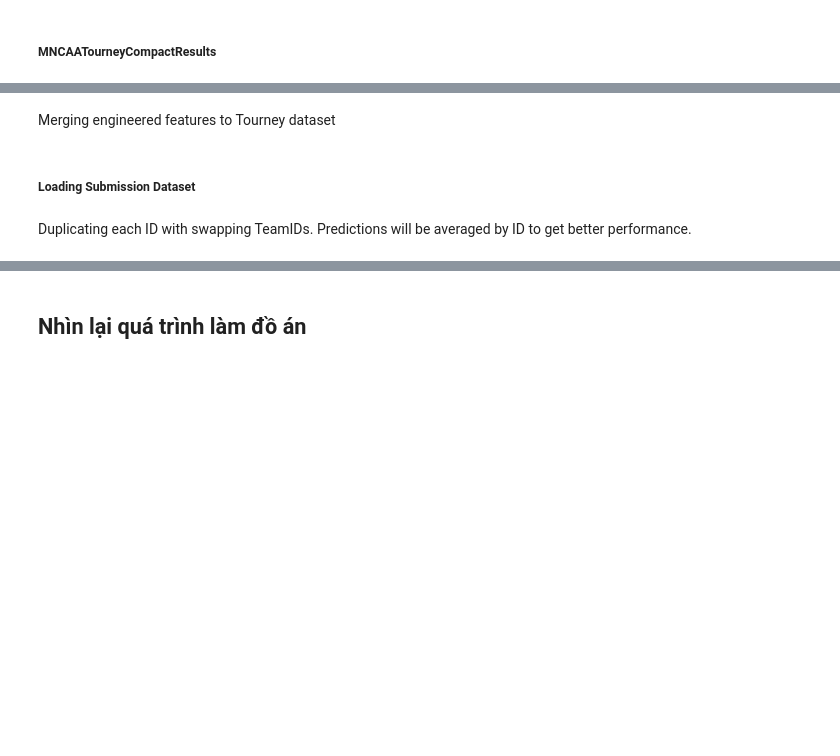
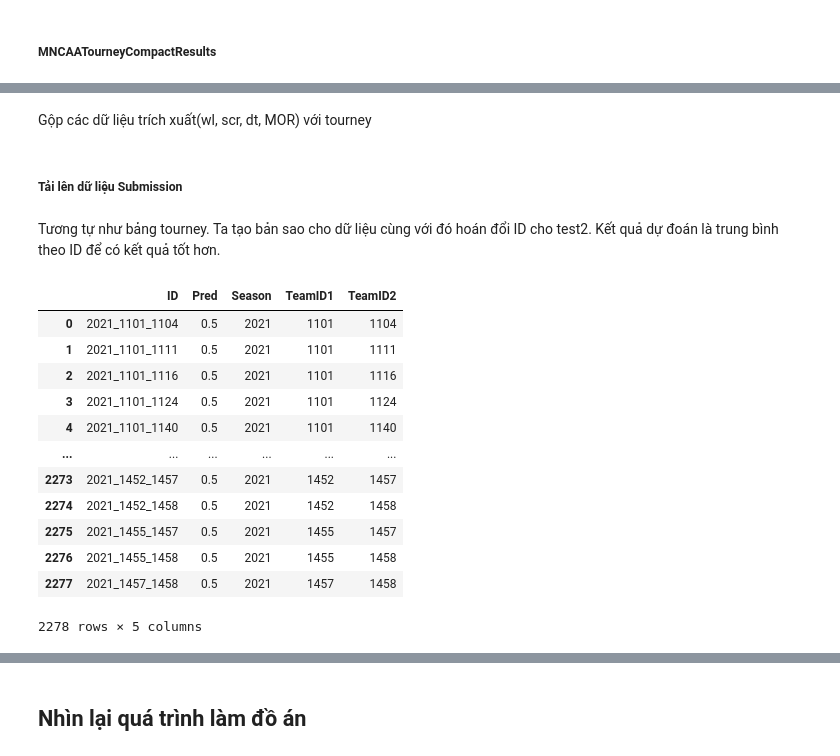
Before and after one commit to nomiku1999/KTDLUD, a Jupyter notebook: Report.ipynb, the cells around one changed output, grey strips where cells are left out. Saved outputs shown, nothing was run; the diff lists cells and outputs as text; code cells hidden in the pictures; blank space fills up the shorter version.

```diff
--- a/Report.ipynb
+++ b/Report.ipynb
@@ -728,5 +806,5 @@ del tourney1, tourney2
-# %% [markdown]
-Merging engineered features to Tourney dataset
+# %% [markdown]
+Gộp các dữ liệu trích xuất(wl, scr, dt, MOR) với tourney
 # %%
 STAGE_1 = False # This needs to be False when it's stage 2
 # %%
@@ -801,10 +879,10 @@ tourney = tourney.loc[tourney.Season >= 2003,:].reset_index(drop=True)
 
 if STAGE_1:
     tourney = tourney.loc[tourney.Season < 2015, :]
-# %% [markdown]
-##### Loading Submission Dataset
-# %% [markdown]
-Duplicating each ID with swapping TeamIDs. Predictions will be averaged by ID to get better performance.
+# %% [markdown]
+##### Tải lên dữ liệu Submission
+# %% [markdown]
+Tương tự như bảng tourney. Ta tạo bản sao cho dữ liệu cùng với đó hoán đổi ID cho test2. Kết quả dự đoán là trung bình theo ID để có kết quả tốt hơn.
 # %%
 if STAGE_1:
     MSampleSubmission = pd.read_csv('./MSampleSubmissionStage1.csv')
@@ -823,3 +900,19 @@ test2['TeamID2'] = test2.ID.apply(lambda x: int(x[5:9]))
 
 test = pd.concat([test1,test2]).drop(['Pred'], axis=1)
 test = merge_data(test)
+# %%
+test1
+# %% [output]
+|  | ID | Pred | Season | TeamID1 | TeamID2 |
+| 0 | 2021_1101_1104 | 0.5 | 2021 | 1101 | 1104 |
+| 1 | 2021_1101_1111 | 0.5 | 2021 | 1101 | 1111 |
+| 2 | 2021_1101_1116 | 0.5 | 2021 | 1101 | 1116 |
+| 3 | 2021_1101_1124 | 0.5 | 2021 | 1101 | 1124 |
+| 4 | 2021_1101_1140 | 0.5 | 2021 | 1101 | 1140 |
+| ... | ... | ... | ... | ... | ... |
+| 2273 | 2021_1452_1457 | 0.5 | 2021 | 1452 | 1457 |
+| 2274 | 2021_1452_1458 | 0.5 | 2021 | 1452 | 1458 |
+| 2275 | 2021_1455_1457 | 0.5 | 2021 | 1455 | 1457 |
+| 2276 | 2021_1455_1458 | 0.5 | 2021 | 1455 | 1458 |
+| 2277 | 2021_1457_1458 | 0.5 | 2021 | 1457 | 1458 |
+2278 rows × 5 columns
```
Also changed, not shown: parts of 11 cells of this notebook.
